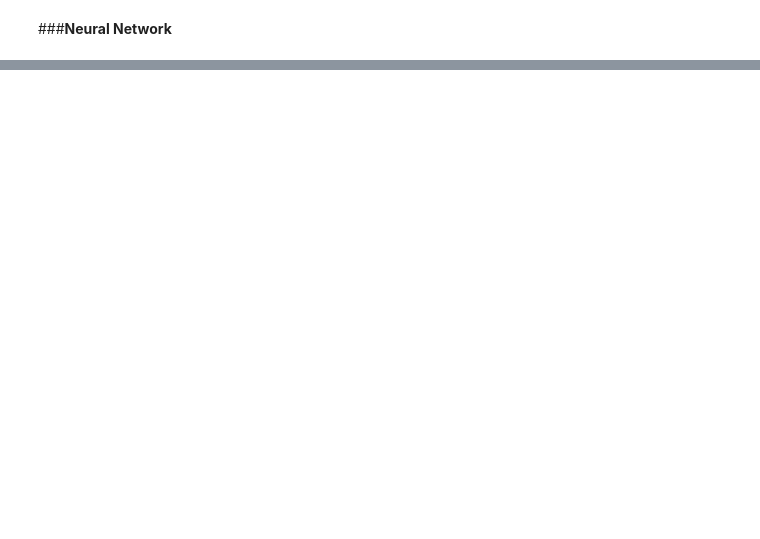
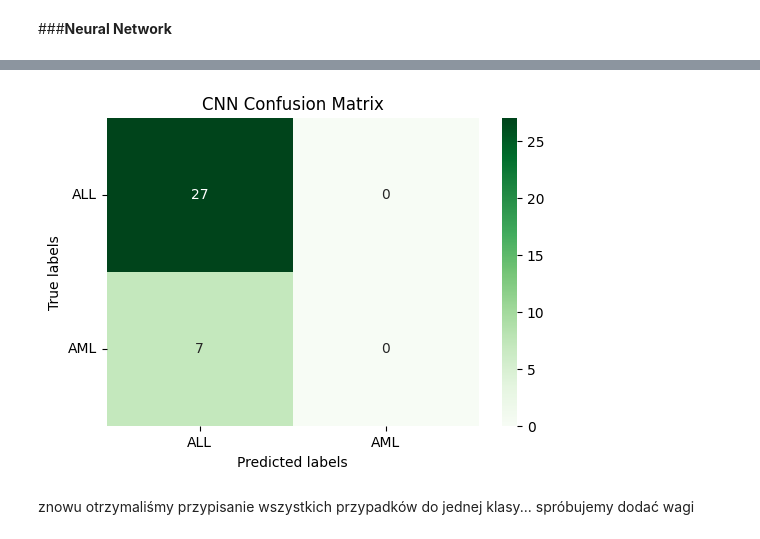
Before and after one commit to szezlong/gene-classification, a Jupyter notebook: Gene_Classification.ipynb, the cells around one changed output, grey strips where cells are left out. Saved outputs shown, nothing was run; the diff lists cells and outputs as text; code cells hidden in the pictures; blank space fills up the shorter version.

```diff
--- a/Gene_Classification.ipynb
+++ b/Gene_Classification.ipynb
@@ -683,2 +774,17 @@ W tym wypadku użycie PCA jest lepsze, niż tylko top 300 genów, nie mniej jedn
 # %% [markdown]
 ###**Neural Network**
+# %%
+model = Sequential()
+model.add(Dense(64, input_dim=32, activation='relu'))
+model.add(Dropout(0.5))
+model.add(Dense(32, activation='relu'))
+model.add(Dropout(0.5))
+model.add(Dense(1, activation='sigmoid'))
+
+model.compile(optimizer='adam', loss='binary_crossentropy', metrics=['accuracy'])
+
+model.fit(X_train, y_train, epochs=50, batch_size=8, verbose=1, validation_split=0.1)
+
+y_pred = (model.predict(X_test) > 0.5).astype("int32")
+accuracy = accuracy_score(y_test, y_pred)
+print(f'Accuracy: {accuracy * 100:.2f}%')
@@ -684,0 +809,20 @@ W tym wypadku użycie PCA jest lepsze, niż tylko top 300 genów, nie mniej jedn
+# %%
+cm_rf = confusion_matrix(y_test, y_pred)
+
+plt.figure(figsize=(6, 4))
+
+ax = plt.subplot()
+sns.heatmap(cm_rf, annot=True, ax = ax, fmt='g', cmap='Blue')
+
+labels = ['ALL', 'AML']
+
+ax.set_xlabel('Predicted labels')
+ax.set_ylabel('True labels')
+ax.set_title('CNN Confusion Matrix')
+ax.xaxis.set_ticklabels(labels)
+ax.yaxis.set_ticklabels(labels, rotation=360);
+# %% [output]
+[figure, added]
+# %% [markdown]
+znowu otrzymaliśmy przypisanie wszystkich przypadków do jednej klasy...
+spróbujemy dodać wagi
```
Also changed, not shown: parts of 17 cells of this notebook.
